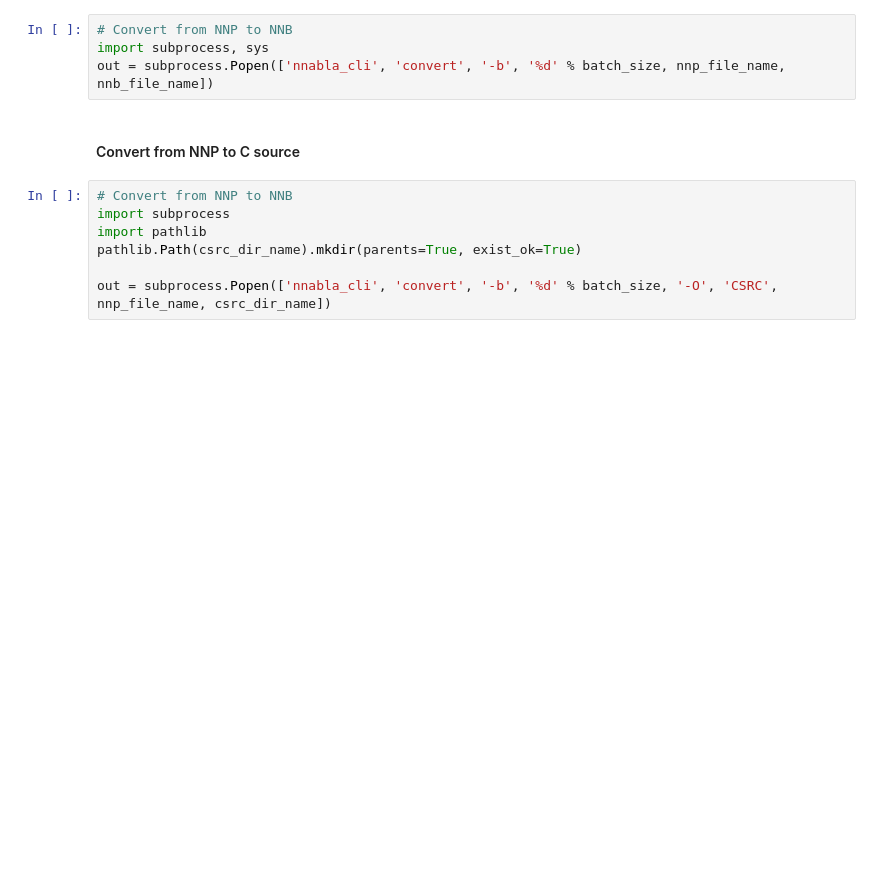
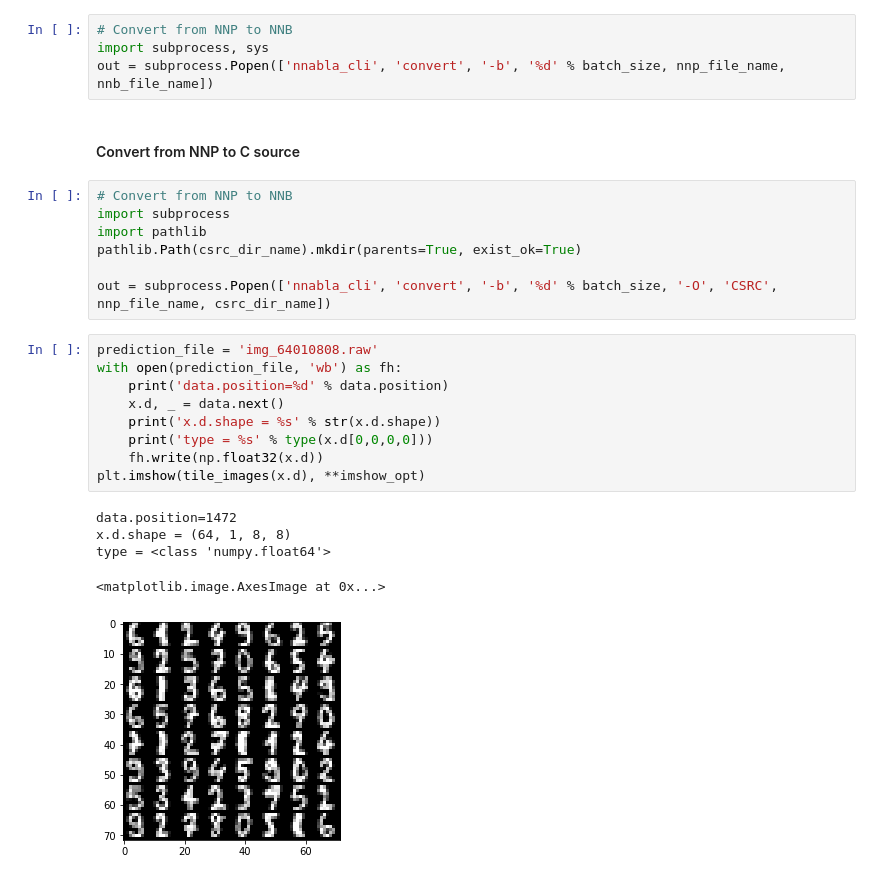
Before and after one commit to mu-triv/Nnabla-examples, a Jupyter notebook: nbla_plays.ipynb, the cells around one changed output. Cells and saved outputs as stored; diff of their text form; blank space fills up the shorter version.

```diff
--- a/nbla_plays.ipynb
+++ b/nbla_plays.ipynb
@@ -451,3 +467,18 @@ import pathlib
 pathlib.Path(csrc_dir_name).mkdir(parents=True, exist_ok=True)
 
 out = subprocess.Popen(['nnabla_cli', 'convert', '-b', '%d' % batch_size, '-O', 'CSRC', nnp_file_name, csrc_dir_name])
+# %%
+prediction_file = 'img_64010808.raw'
+with open(prediction_file, 'wb') as fh:
+    print('data.position=%d' % data.position)
+    x.d, _ = data.next()
+    print('x.d.shape = %s' % str(x.d.shape))
+    print('type = %s' % type(x.d[0,0,0,0]))
+    fh.write(np.float32(x.d))
+plt.imshow(tile_images(x.d), **imshow_opt)
+# %% [output]
+data.position=1472
+x.d.shape = (64, 1, 8, 8)
+type = <class 'numpy.float64'>
+<matplotlib.image.AxesImage at 0x...>
+[figure, added]
```
Also changed, not shown: parts of 10 cells of this notebook, 8 other files.
